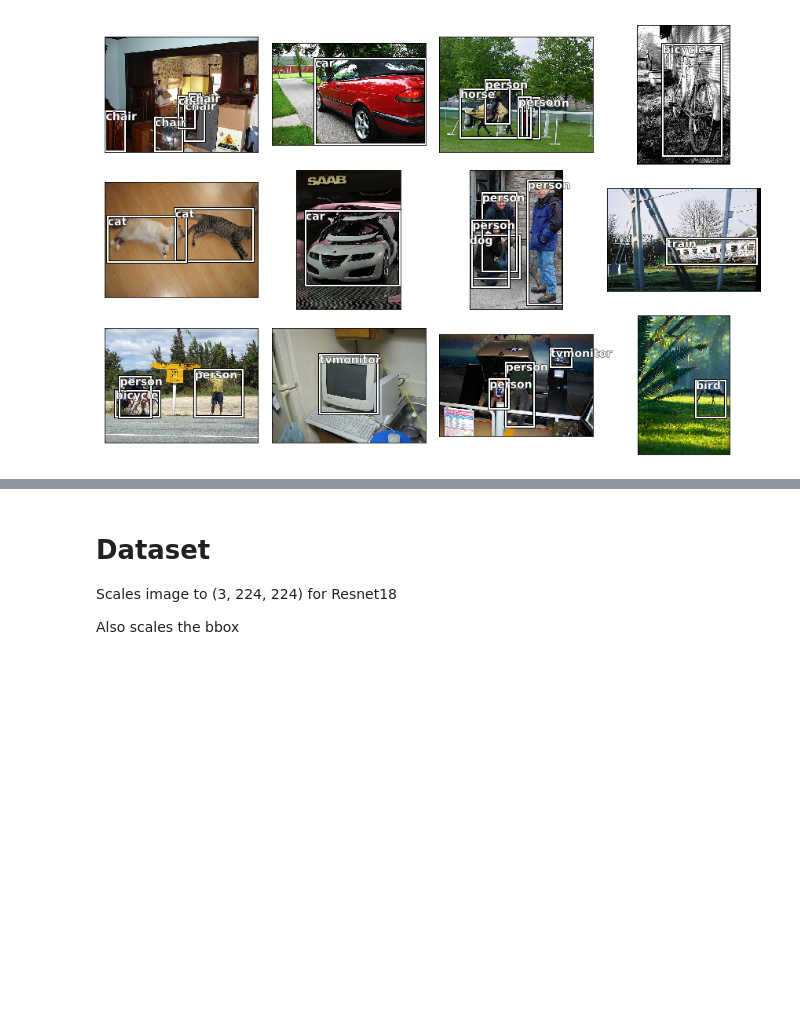
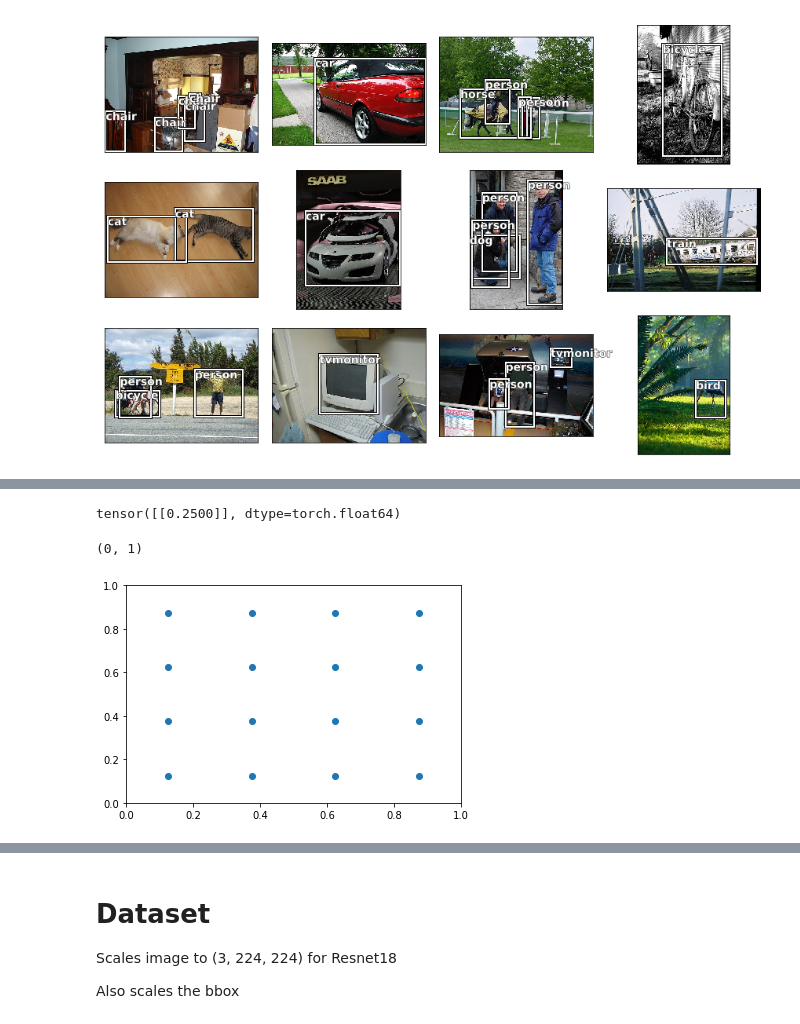
Before and after one commit to aaronlelevier/pytorch-practice, a Jupyter notebook: notebooks/fastai-lesson-9-obj-detect-4x4-grid-multi-box.ipynb, the cells around one changed output, grey strips where cells are left out. Drawn from its saved outputs; the diff is of its cells as text; code cells hidden in the pictures; blank space fills up the shorter version.

Commit message:
4x4 Anchor boxes plotted on a sample image. Next calculate the Jaccard Index per Object

```diff
--- a/notebooks/fastai-lesson-9-obj-detect-4x4-grid-multi-box.ipynb
+++ b/notebooks/fastai-lesson-9-obj-detect-4x4-grid-multi-box.ipynb
@@ -371,0 +313,5 @@ draw_text(ax, b[:2], categories[cat])
+# %%
+anc_grid = 4
+k = 1
+anc_offset = 1/(anc_grid*2)
+anc_offset
@@ -371,0 +320,3 @@ draw_text(ax, b[:2], categories[cat])
+# %%
+anc_x = np.repeat(np.linspace(anc_offset, 1-anc_offset, anc_grid), 4)
+anc_x
@@ -371,0 +326,3 @@ draw_text(ax, b[:2], categories[cat])
+# %%
+anc_y = np.tile(np.linspace(anc_offset, 1-anc_offset, anc_grid), 4)
+anc_y
@@ -371,0 +413,12 @@ draw_text(ax, b[:2], categories[cat])
+# %%
+grid_sizes = torch.tensor(np.array([1/anc_grid]), requires_grad=False).unsqueeze(1)
+grid_sizes
+# %% [output]
+tensor([[0.2500]], dtype=torch.float64)
+# %%
+plt.scatter(anc_x, anc_y)
+plt.xlim(0, 1)
+plt.ylim(0, 1)
+# %% [output]
+(0, 1)
+[figure, added]
```
Also changed, not shown: parts of 28 cells of this notebook.
